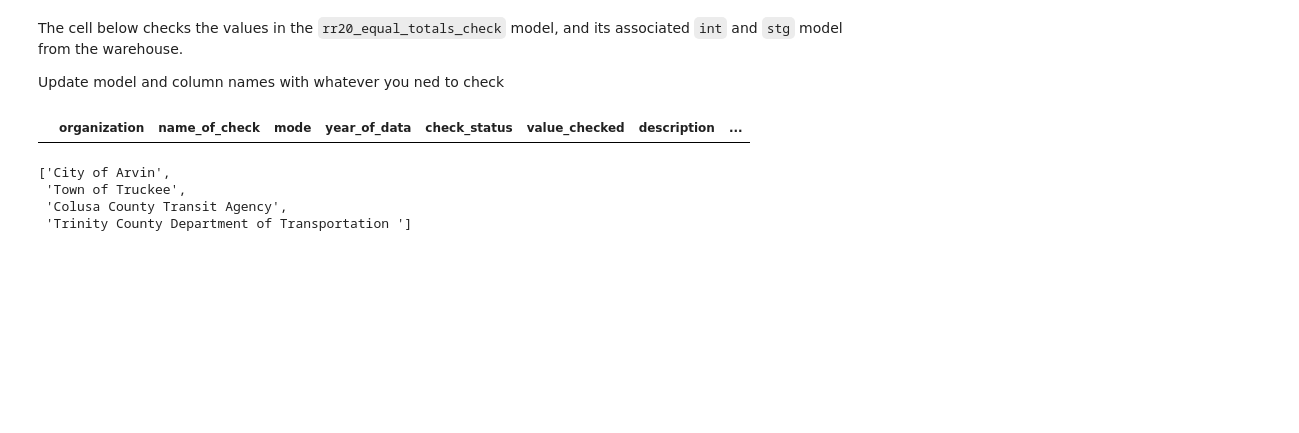
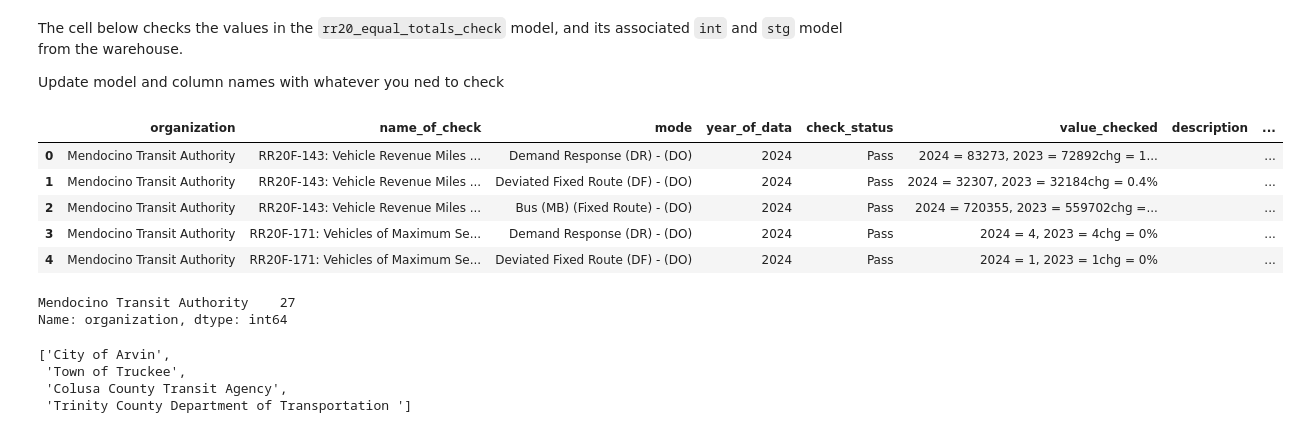
Before and after one commit to cal-itp/ntd-modernization, a Jupyter notebook: validation_tool/notebooks/ETL_inspect_API_data.ipynb, the cells around one changed output. Cells and saved outputs as stored; diff of their text form; code cells hidden in the pictures; blank space fills up the shorter version.

Commit message:
found the specific checks the error orgs are giving us. now investigating what about the values or conditions that are not working

```diff
--- a/validation_tool/notebooks/ETL_inspect_API_data.ipynb
+++ b/validation_tool/notebooks/ETL_inspect_API_data.ipynb
@@ -391,15 +257,25 @@ stg_ntd_rr20_rural = (
 # %%
 test = (
     tbls.mart_ntd_validation.fct_ntd_rr20_service_checks()
-    >> filter(_.organization == org_list[37])
+    >> filter(_.organization == org_list[39])
     >> collect()
 )
 
 test.head()
 
 # error_list= [9 (-2.3/0), 14 (0/0), 16(0/0), 36(-4/0)]
 # %% [output]
 |  | organization | name_of_check | mode | year_of_data | check_status | value_checked | description | ... |
+| 0 | Mendocino Transit Authority | RR20F-143: Vehicle Revenue Miles ... | Demand Response (DR) - (DO) | 2024 | Pass | 2024 = 83273, 2023 = 72892chg = 1... |  | ... |
+| 1 | Mendocino Transit Authority | RR20F-143: Vehicle Revenue Miles ... | Deviated Fixed Route (DF) - (DO) | 2024 | Pass | 2024 = 32307, 2023 = 32184chg = 0.4% |  | ... |
+| 2 | Mendocino Transit Authority | RR20F-143: Vehicle Revenue Miles ... | Bus (MB) (Fixed Route) - (DO) | 2024 | Pass | 2024 = 720355, 2023 = 559702chg =... |  | ... |
+| 3 | Mendocino Transit Authority | RR20F-171: Vehicles of Maximum Se... | Demand Response (DR) - (DO) | 2024 | Pass | 2024 = 4, 2023 = 4chg = 0% |  | ... |
+| 4 | Mendocino Transit Authority | RR20F-171: Vehicles of Maximum Se... | Deviated Fixed Route (DF) - (DO) | 2024 | Pass | 2024 = 1, 2023 = 1chg = 0% |  | ... |
+# %%
+test["organization"].value_counts()
+# %% [output]
+Mendocino Transit Authority    27
+Name: organization, dtype: int64
 # %%
 error_list= [9, 14, 16, 36]
 
```
Also changed, not shown: parts of 36 cells of this notebook.
